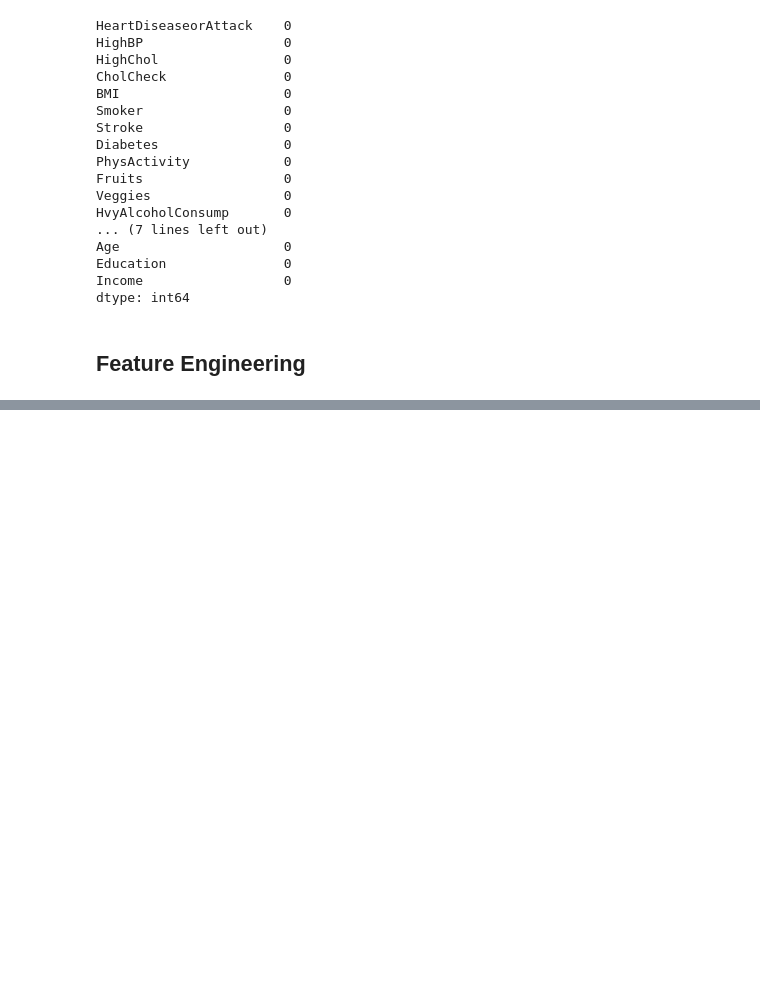
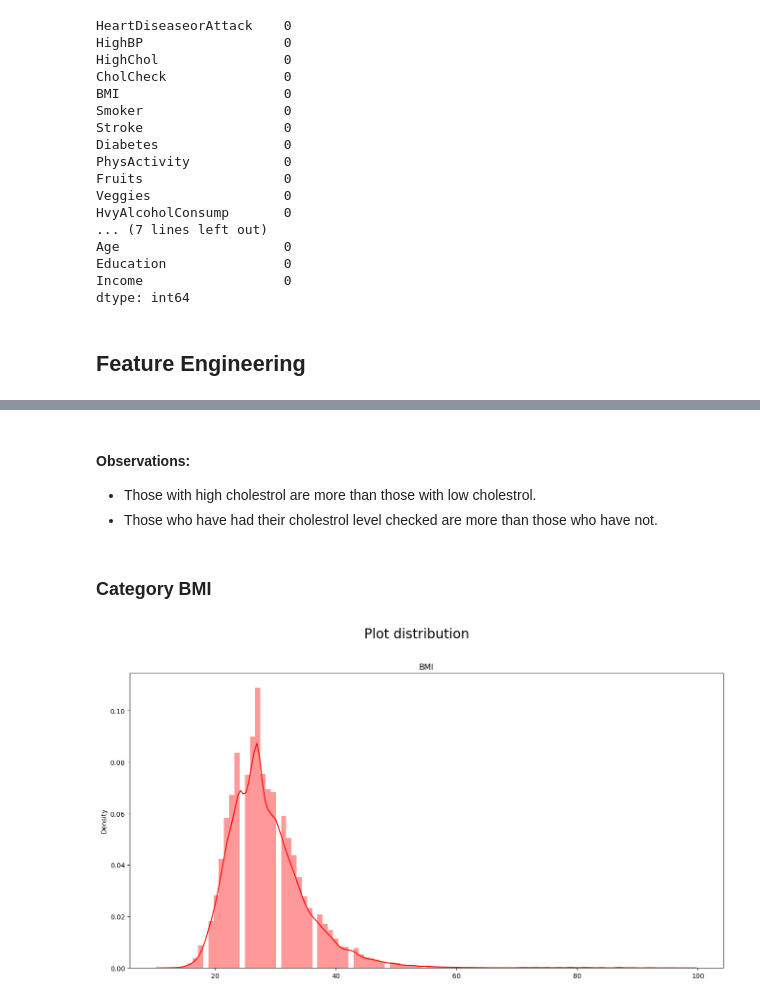
Before and after one commit to teofizzy/heart_disease_or_attack_prediction, a Jupyter notebook: heart_disease_project.ipynb, the cells around one changed output, grey strips where cells are left out. Saved outputs shown, nothing was run; the diff lists cells and outputs as text; code cells hidden in the pictures; blank space fills up the shorter version.

```diff
--- a/heart_disease_project.ipynb
+++ b/heart_disease_project.ipynb
@@ -324,0 +464,10 @@ plt.show()
+# %% [markdown]
+#### Observations:
+* Those with high cholestrol are more than those with low cholestrol.
+* Those who have had their cholestrol level checked are more than those who have not.
+# %% [markdown]
+### Category BMI
+# %%
+get_distplot(heart_data, 'BMI')
+# %% [output]
+[figure, added]
```
Also changed, not shown: parts of 59 cells of this notebook, 8 other files.
